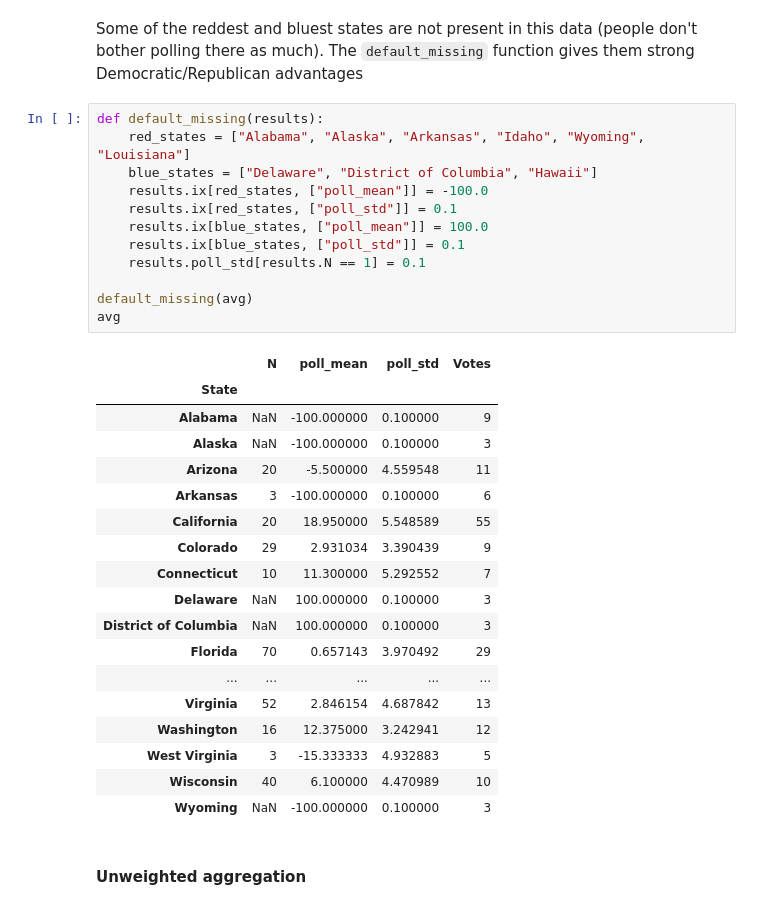
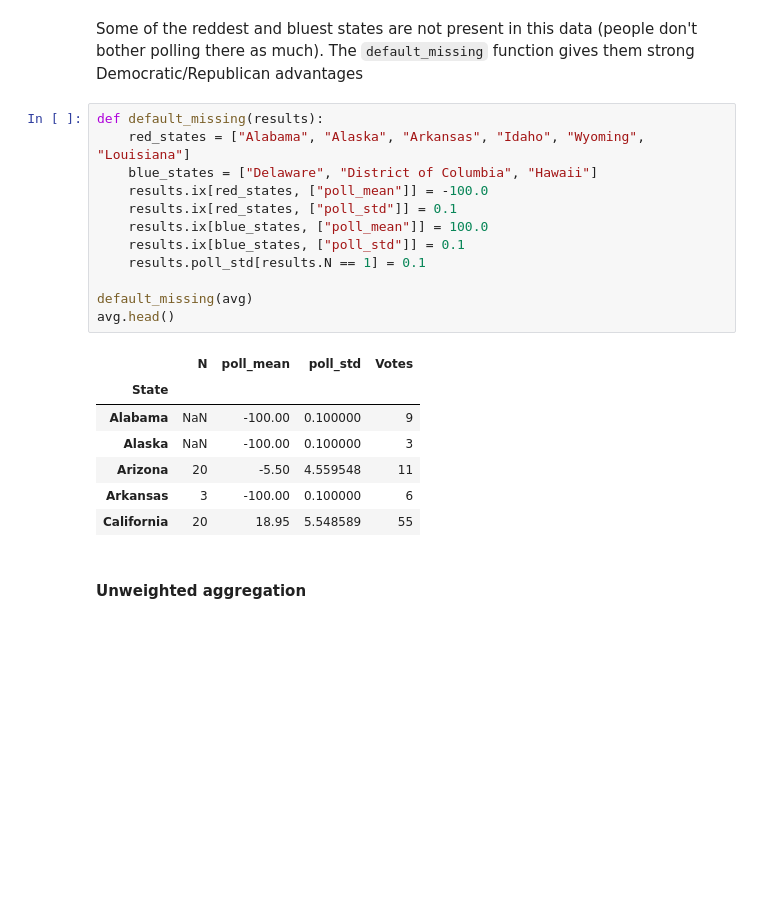
Before and after one commit to gm758/CS109_Coursework, a Jupyter notebook: homework/HW2.ipynb, the cells around one changed output. Cells and saved outputs as stored; diff of their text form; blank space fills up the shorter version.

```diff
--- a/homework/HW2.ipynb
+++ b/homework/HW2.ipynb
@@ -1132,34 +1132,23 @@ Some of the reddest and bluest states are not present in this data (people don't
 # %%
 def default_missing(results):
     red_states = ["Alabama", "Alaska", "Arkansas", "Idaho", "Wyoming", "Louisiana"]
     blue_states = ["Delaware", "District of Columbia", "Hawaii"]
     results.ix[red_states, ["poll_mean"]] = -100.0
     results.ix[red_states, ["poll_std"]] = 0.1
     results.ix[blue_states, ["poll_mean"]] = 100.0
     results.ix[blue_states, ["poll_std"]] = 0.1
     results.poll_std[results.N == 1] = 0.1
 
 default_missing(avg)
-avg
+avg.head()
 # %% [output]
 |  | N | poll_mean | poll_std | Votes |
 | State |  |  |  |  |
-| Alabama | NaN | -100.000000 | 0.100000 | 9 |
-| Alaska | NaN | -100.000000 | 0.100000 | 3 |
-| Arizona | 20 | -5.500000 | 4.559548 | 11 |
-| Arkansas | 3 | -100.000000 | 0.100000 | 6 |
-| California | 20 | 18.950000 | 5.548589 | 55 |
-| Colorado | 29 | 2.931034 | 3.390439 | 9 |
-| Connecticut | 10 | 11.300000 | 5.292552 | 7 |
-| Delaware | NaN | 100.000000 | 0.100000 | 3 |
-| District of Columbia | NaN | 100.000000 | 0.100000 | 3 |
-| Florida | 70 | 0.657143 | 3.970492 | 29 |
-| ... | ... | ... | ... | ... |
-| Virginia | 52 | 2.846154 | 4.687842 | 13 |
-| Washington | 16 | 12.375000 | 3.242941 | 12 |
-| West Virginia | 3 | -15.333333 | 4.932883 | 5 |
-| Wisconsin | 40 | 6.100000 | 4.470989 | 10 |
-| Wyoming | NaN | -100.000000 | 0.100000 | 3 |
+| Alabama | NaN | -100.00 | 0.100000 | 9 |
+| Alaska | NaN | -100.00 | 0.100000 | 3 |
+| Arizona | 20 | -5.50 | 4.559548 | 11 |
+| Arkansas | 3 | -100.00 | 0.100000 | 6 |
+| California | 20 | 18.95 | 5.548589 | 55 |
 # %% [markdown]
 #### Unweighted aggregation
 # %% [markdown]
```
Also changed, not shown: parts of 15 cells of this notebook.
